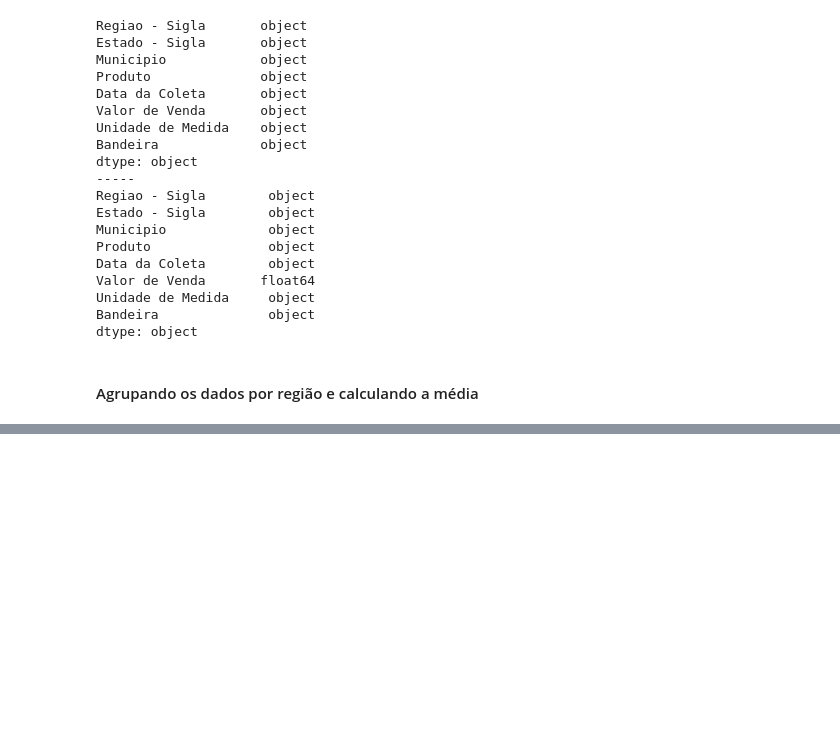
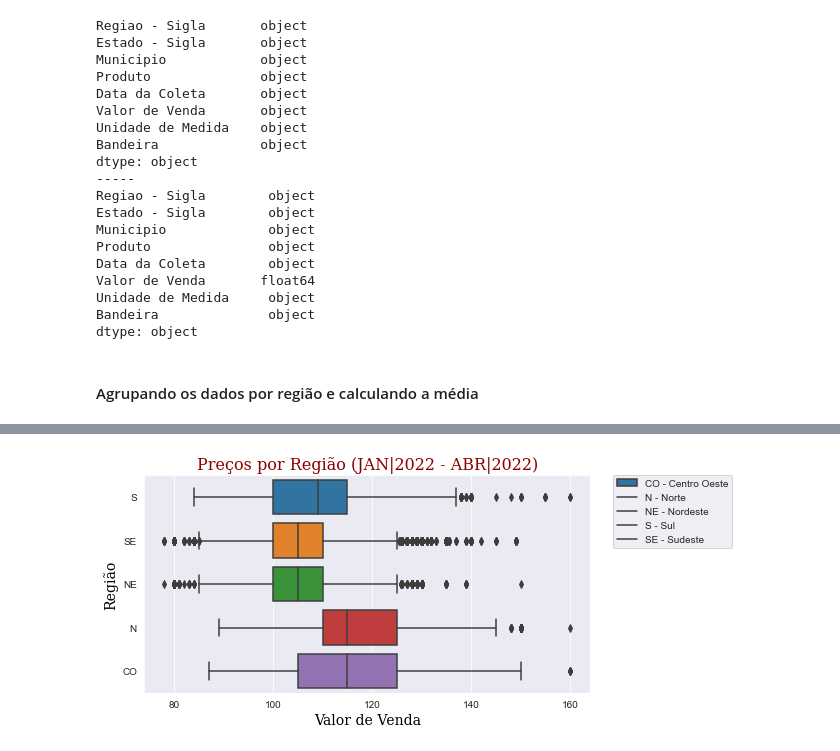
Before and after one commit to Prog-LucasAlves/Analise_Exploratoria_Dados, a Jupyter notebook: AED_03_GLP/glp.ipynb, the cells around one changed output, grey strips where cells are left out. Cells and saved outputs as stored; diff of their text form; code cells hidden in the pictures; blank space fills up the shorter version.

```diff
--- a/AED_03_GLP/glp.ipynb
+++ b/AED_03_GLP/glp.ipynb
@@ -105,0 +146,16 @@ data_group_regiao = data_group_regiao.rename_axis('Regiao - Sigla').reset_index(
+# %%
+data_regiao = data_glp[['Regiao - Sigla','Valor de Venda']]
+
+sns.set_style('darkgrid')
+plt.figure(figsize=(8,4))
+sns.boxplot(data=data_regiao, y='Regiao - Sigla', x='Valor de Venda')
+plt.title('Preços por Região (JAN|2022 - ABR|2022)', fontdict=font_title)
+plt.xlabel('Valor de Venda', fontdict=font_xlabel)
+plt.ylabel('Região', fontdict=font_ylabel)
+plt.legend(['CO - Centro Oeste','N - Norte','NE - Nordeste','S - Sul','SE - Sudeste'],
+                bbox_to_anchor=(1.05, 1),
+                loc='upper left',
+                borderaxespad=0.)
+plt.show()
+# %% [output]
+[figure, added]
```
Also changed, not shown: parts of 14 cells of this notebook, 4 other files.
